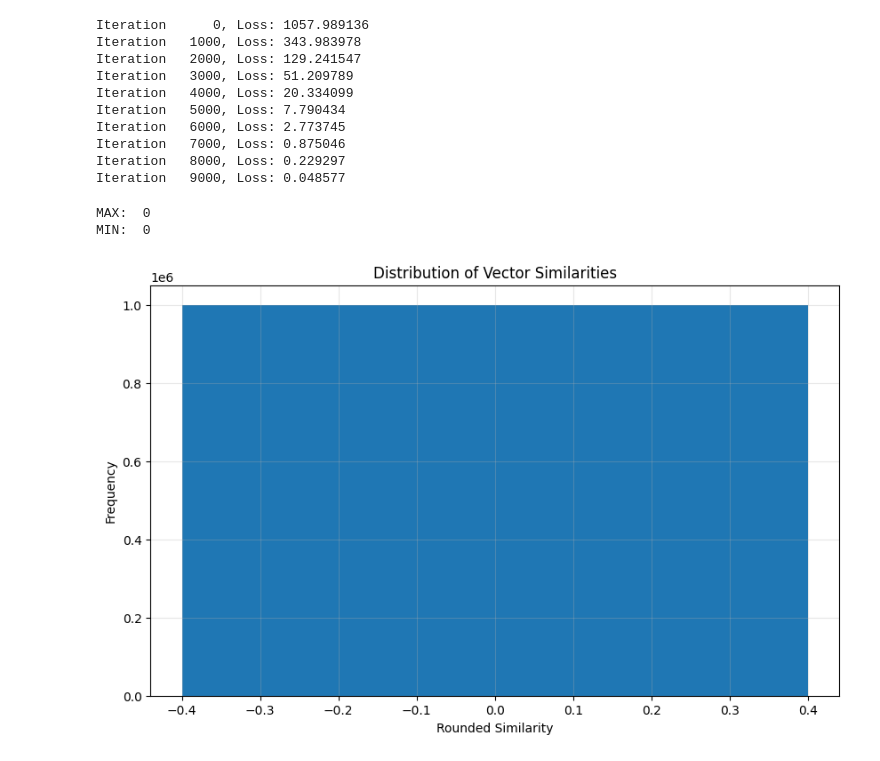
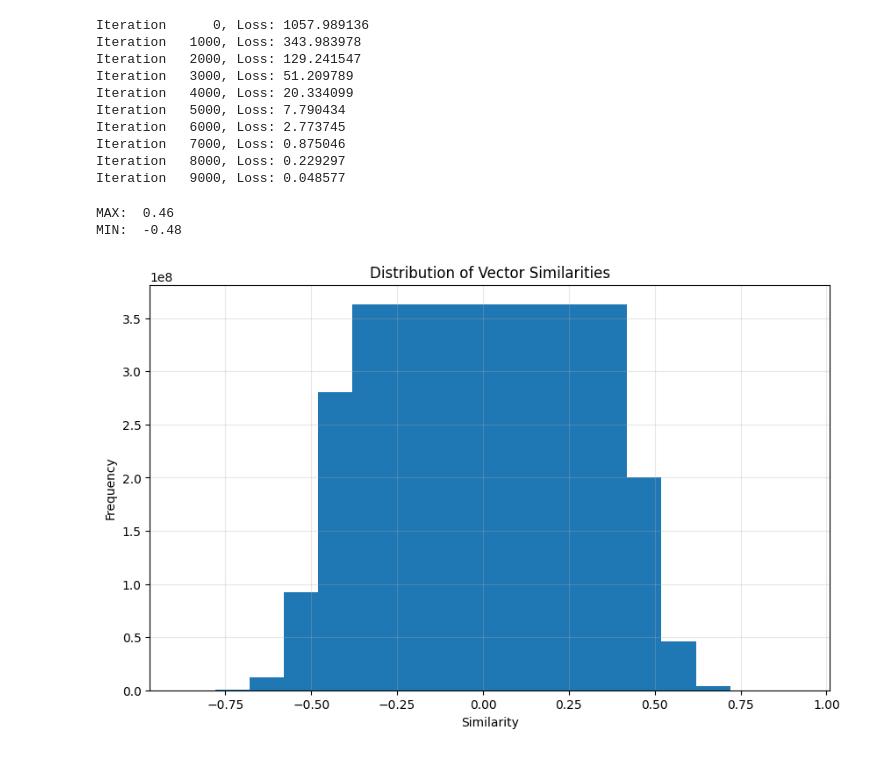
Before and after one commit to macqueen01/johnson-lindenstrauss-lemma, a Jupyter notebook: jl_lemma_in_arbitrary_dim.ipynb, the cells around one changed output. Saved outputs shown, nothing was run; the diff lists cells and outputs as text; code cells hidden in the pictures.

```diff
--- a/jl_lemma_in_arbitrary_dim.ipynb
+++ b/jl_lemma_in_arbitrary_dim.ipynb
@@ -107,36 +107,31 @@ dot_product = torch.matmul(
 )
 diagonal_comp = torch.diag_embed(dot_product.diagonal())
 
-MAX_CO_SIMILARITY = round(torch.max(dot_product - diagonal_comp).item())
-MIN_CO_SIMILARITY = round(torch.min(dot_product - diagonal_comp).item())
+MAX_CO_SIMILARITY = round(torch.max(dot_product - diagonal_comp).item(), 2)
+MIN_CO_SIMILARITY = round(torch.min(dot_product - diagonal_comp).item(), 2)
 # %%
 print("MAX: ", MAX_CO_SIMILARITY)
 print("MIN: ", MIN_CO_SIMILARITY)
 # %% [output]
-MAX:  0
-MIN:  0
+MAX:  0.46
+MIN:  -0.48
-# %%
-rounded_similarity = torch.round((dot_product - diagonal_comp) * 1000) / 1000
-distribution = {sim: 0 for sim in range(MIN_CO_SIMILARITY, MAX_CO_SIMILARITY + 1)}
-
-for i in range(VECTOR_COUNT):
-    for j in range(VECTOR_COUNT):
-        sim = rounded_similarity[i][j].item()
-        distribution[sim] += 1
 # %%
-import matplotlib.pyplot as plt
+# Create histogram of similarities
+similarities = dot_product - diagonal_comp
+similarities = similarities[torch.triu_indices(similarities.size(0), similarities.size(1), offset=1)]
 
-# Create lists for x and y values
-x_values = list(distribution.keys())
-y_values = list(distribution.values())
+x_values = torch.arange(MIN_CO_SIMILARITY, MAX_CO_SIMILARITY + 0.1, 0.1)
+y_values = torch.zeros_like(x_values)
 
-# Create the bar plot
+for i, x in enumerate(x_values):
+    y_values[i] = torch.sum((similarities >= x - 0.05) & (similarities < x + 0.05))
+
 plt.figure(figsize=(10, 6))
 plt.bar(x_values, y_values)
-plt.xlabel('Rounded Similarity')
+plt.xlabel('Similarity')
 plt.ylabel('Frequency')
 plt.title('Distribution of Vector Similarities')
 plt.grid(True, alpha=0.3)
 plt.show()
 # %% [output]
-[figure, old version]
+[figure, new version]
```
